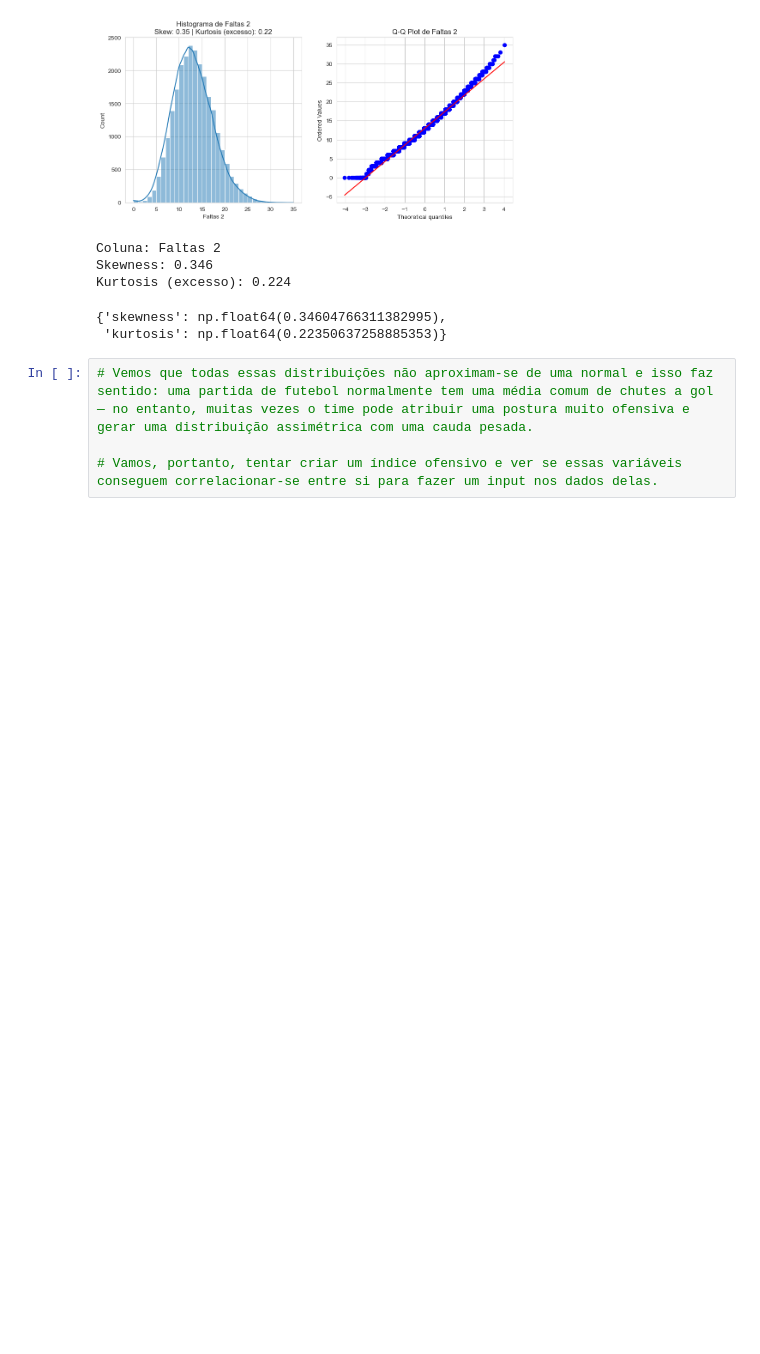
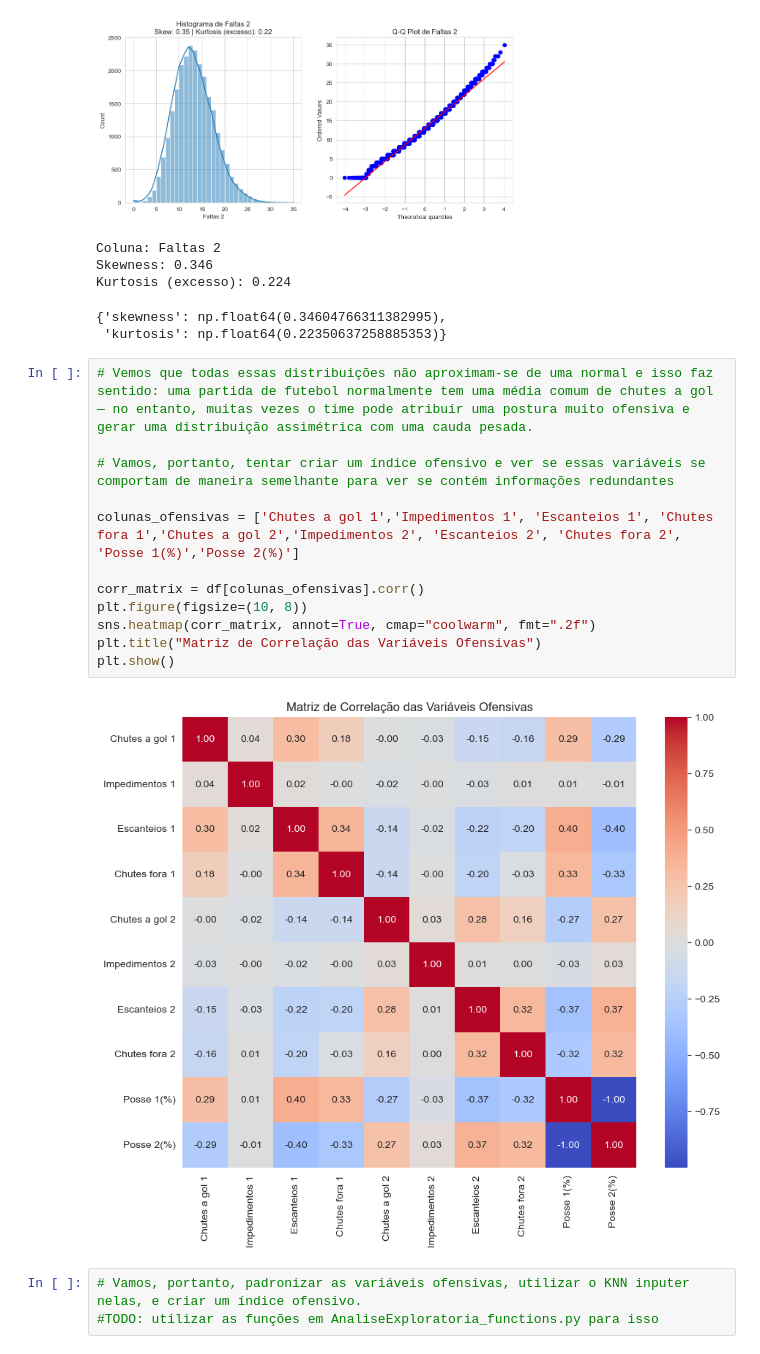
Before and after one commit to joaaosc/PS-2025.1-Oscar, a Jupyter notebook: Lidando com os NaN's.ipynb, the cells around one changed output. Cells and saved outputs as stored; diff of their text form; blank space fills up the shorter version.

```diff
--- a/Lidando com os NaN's.ipynb
+++ b/Lidando com os NaN's.ipynb
@@ -230,7 +230,20 @@ Skewness: 0.346
 Kurtosis (excesso): 0.224
 {'skewness': np.float64(0.34604766311382995),
  'kurtosis': np.float64(0.22350637258885353)}
-# %%
-# Vemos que todas essas distribuições não aproximam-se de uma normal e isso faz sentido: uma partida de futebol normalmente tem uma média comum de chutes a gol — no entanto, muitas vezes o time pode atribuir uma postura muito ofensiva e gerar uma distribuição assimétrica com uma cauda pesada.
-
-# Vamos, portanto, tentar criar um índice ofensivo e ver se essas variáveis conseguem correlacionar-se entre si para fazer um input nos dados delas.
+# %%
+# Vemos que todas essas distribuições não aproximam-se de uma normal e isso faz sentido: uma partida de futebol normalmente tem uma média comum de chutes a gol — no entanto, muitas vezes o time pode atribuir uma postura muito ofensiva e gerar uma distribuição assimétrica com uma cauda pesada.
+
+# Vamos, portanto, tentar criar um índice ofensivo e ver se essas variáveis se comportam de maneira semelhante para ver se contém informações redundantes
+
+colunas_ofensivas = ['Chutes a gol 1','Impedimentos 1', 'Escanteios 1', 'Chutes fora 1','Chutes a gol 2','Impedimentos 2', 'Escanteios 2', 'Chutes fora 2', 'Posse 1(%)','Posse 2(%)']
+
+corr_matrix = df[colunas_ofensivas].corr()
+plt.figure(figsize=(10, 8))
+sns.heatmap(corr_matrix, annot=True, cmap="coolwarm", fmt=".2f")
+plt.title("Matriz de Correlação das Variáveis Ofensivas")
+plt.show()
+# %% [output]
+[figure, added]
+# %%
+# Vamos, portanto, padronizar as variáveis ofensivas, utilizar o KNN inputer nelas, e criar um índice ofensivo.
+#TODO: utilizar as funções em AnaliseExploratoria_functions.py para isso
```
Also changed, not shown: parts of 2 cells of this notebook.
